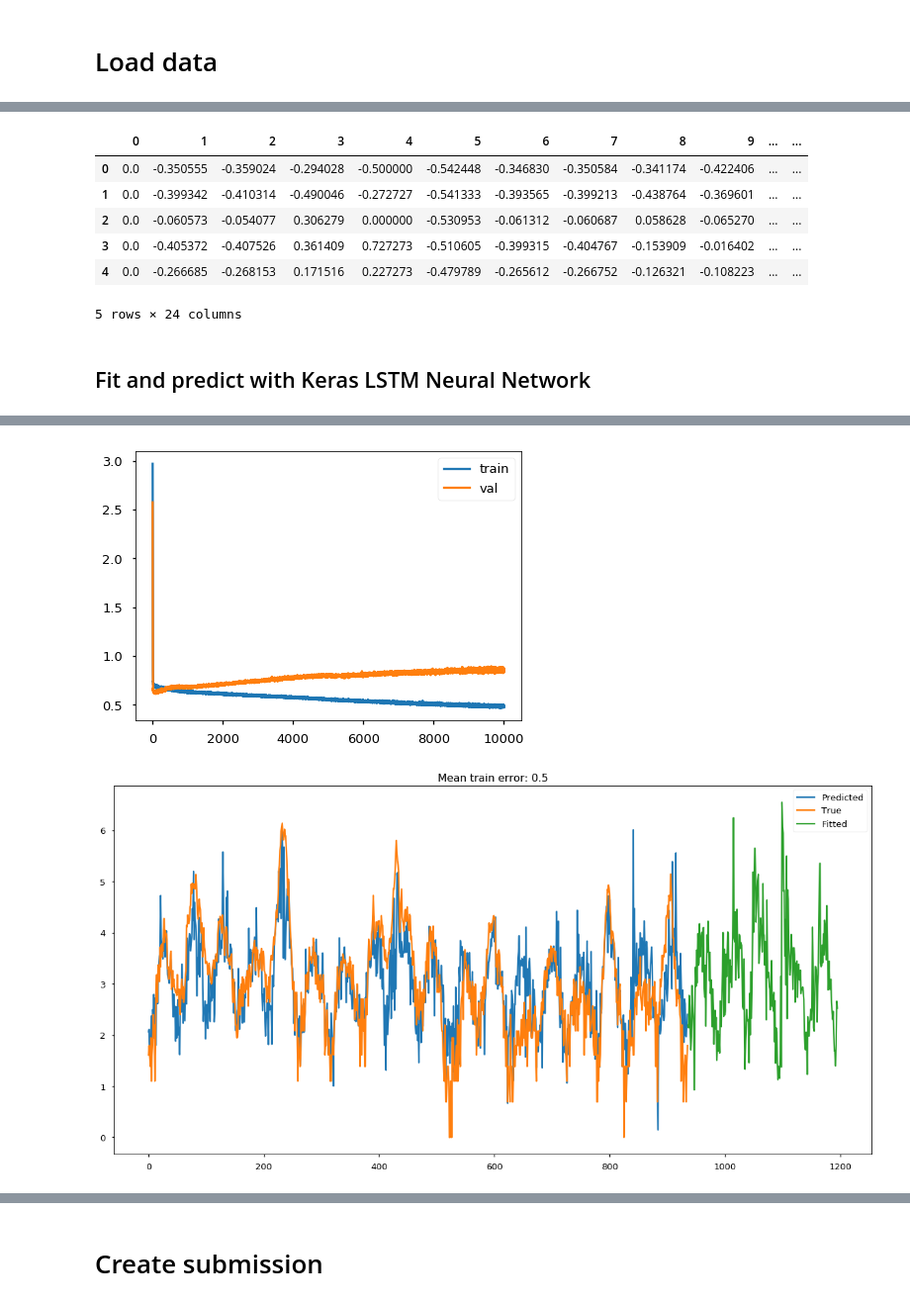
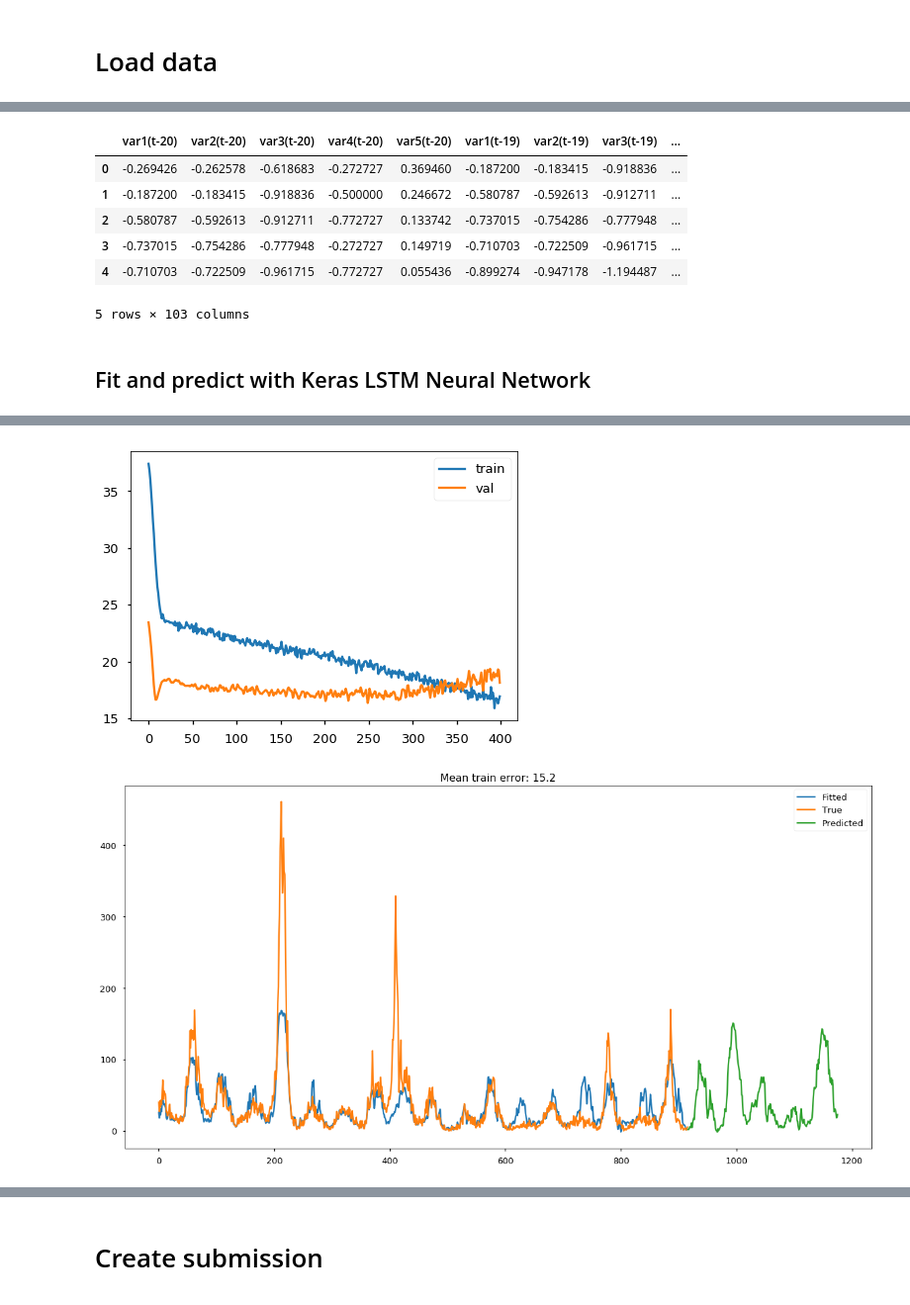
Before and after one commit to chrisgschon/DengAI, a Jupyter notebook: notebooks/Keras_LSTM_Basic.ipynb, the cells around one changed output, grey strips where cells are left out. Shown: that part at 99% size. Drawn from its saved outputs; the diff is of its cells as text; code cells hidden in the pictures.

```diff
--- a/notebooks/Keras_LSTM_Basic.ipynb
+++ b/notebooks/Keras_LSTM_Basic.ipynb
@@ -22,7 +22,7 @@ submissions_path = local_repo_path + '\\submissions'
 # %% [markdown]
 # Load data
 # %%
-output_feature_fname = '2degree_polys'
+output_feature_fname = 'Lookback20'
 sj_feature_train = pd.read_csv(feature_path + r'\\sj_train_' + output_feature_fname + '.csv', index_col=0)
 sj_feature_test = pd.read_csv(feature_path + r'\\sj_test_' + output_feature_fname + '.csv', index_col=0)
 iq_feature_train = pd.read_csv(feature_path + r'\\iq_train_' + output_feature_fname + '.csv', index_col=0)
@@ -40,13 +40,13 @@ sj_feature_train.head()
 # %%
 sj_feature_test.head()
 # %% [output]
-|  | 0 | 1 | 2 | 3 | 4 | 5 | 6 | 7 | 8 | 9 | ... | ... |
-| 0 | 0.0 | -0.350555 | -0.359024 | -0.294028 | -0.500000 | -0.542448 | -0.346830 | -0.350584 | -0.341174 | -0.422406 | ... | ... |
-| 1 | 0.0 | -0.399342 | -0.410314 | -0.490046 | -0.272727 | -0.541333 | -0.393565 | -0.399213 | -0.438764 | -0.369601 | ... | ... |
-| 2 | 0.0 | -0.060573 | -0.054077 | 0.306279 | 0.000000 | -0.530953 | -0.061312 | -0.060687 | 0.058628 | -0.065270 | ... | ... |
-| 3 | 0.0 | -0.405372 | -0.407526 | 0.361409 | 0.727273 | -0.510605 | -0.399315 | -0.404767 | -0.153909 | -0.016402 | ... | ... |
-| 4 | 0.0 | -0.266685 | -0.268153 | 0.171516 | 0.227273 | -0.479789 | -0.265612 | -0.266752 | -0.126321 | -0.108223 | ... | ... |
+|  | var1(t-20) | var2(t-20) | var3(t-20) | var4(t-20) | var5(t-20) | var1(t-19) | var2(t-19) | var3(t-19) | ... |
+| 0 | -0.269426 | -0.262578 | -0.618683 | -0.272727 | 0.369460 | -0.187200 | -0.183415 | -0.918836 | ... |
+| 1 | -0.187200 | -0.183415 | -0.918836 | -0.500000 | 0.246672 | -0.580787 | -0.592613 | -0.912711 | ... |
+| 2 | -0.580787 | -0.592613 | -0.912711 | -0.772727 | 0.133742 | -0.737015 | -0.754286 | -0.777948 | ... |
+| 3 | -0.737015 | -0.754286 | -0.777948 | -0.272727 | 0.149719 | -0.710703 | -0.722509 | -0.961715 | ... |
+| 4 | -0.710703 | -0.722509 | -0.961715 | -0.772727 | 0.055436 | -0.899274 | -0.947178 | -1.194487 | ... |
-5 rows × 24 columns
+5 rows × 103 columns
 # %% [markdown]
 ## Fit and predict with Keras LSTM Neural Network
 # %%
@@ -62,7 +62,7 @@ from sklearn.metrics import mean_absolute_error
 # %%
 def fit_and_predict_LSTM(train_wide, test_wide, epochs = 200, n_hidden = 25, activation = 'linear', verbose = 0):
     values = train_wide.values
-    n_train = values.shape[0] - 10
+    n_train = values.shape[0] - 200
     train = values[:n_train, :]
     val = values[n_train:, :]
 
@@ -78,8 +78,9 @@ def fit_and_predict_LSTM(train_wide, test_wide, epochs = 200, n_hidden = 25, act
 
     model = Sequential()
     model.add(LSTM(n_hidden, input_shape=(train_X.shape[1], train_X.shape[2])))
+    model.add(Dropout(0.4))
     model.add(Dense(n_hidden))
-    model.add(Dropout(0.1))
+    model.add(Dropout(0.4))
     model.add(Dense(1))
     model.compile(loss='mae', optimizer='adam')
 
@@ -111,5 +112,5 @@ def fit_and_predict_LSTM(train_wide, test_wide, epochs = 200, n_hidden = 25, act
 sj_feature_train_log_cases = sj_feature_train.copy()
 sj_feature_train_log_cases['total_cases'] = np.log(1 + sj_feature_train_log_cases['total_cases'])
 # %%
-sj_model, sj_train_preds, sj_test_preds = fit_and_predict_LSTM(sj_feature_train, sj_feature_test, epochs = 10000, n_hidden = 40, verbose = 2)
+sj_model, sj_train_preds, sj_test_preds = fit_and_predict_LSTM(sj_feature_train, sj_feature_test, epochs = 400, n_hidden = 40, verbose = 2)
 # %% [output]
@@ -133,2 +134,2 @@ Epoch 703
-[figure, old version]
+[figure, new version]
-[figure, old version]
+[figure, new version]
```
Also changed, not shown: parts of 15 cells of this notebook, 4 other files.
